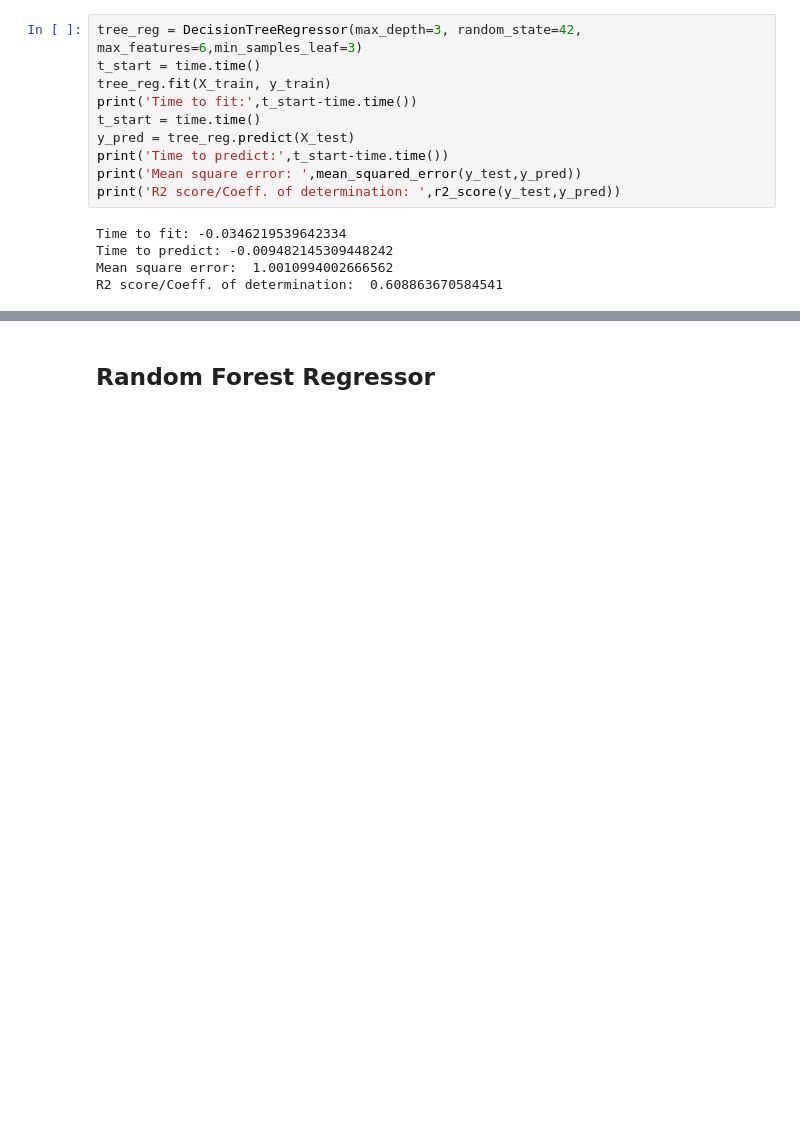
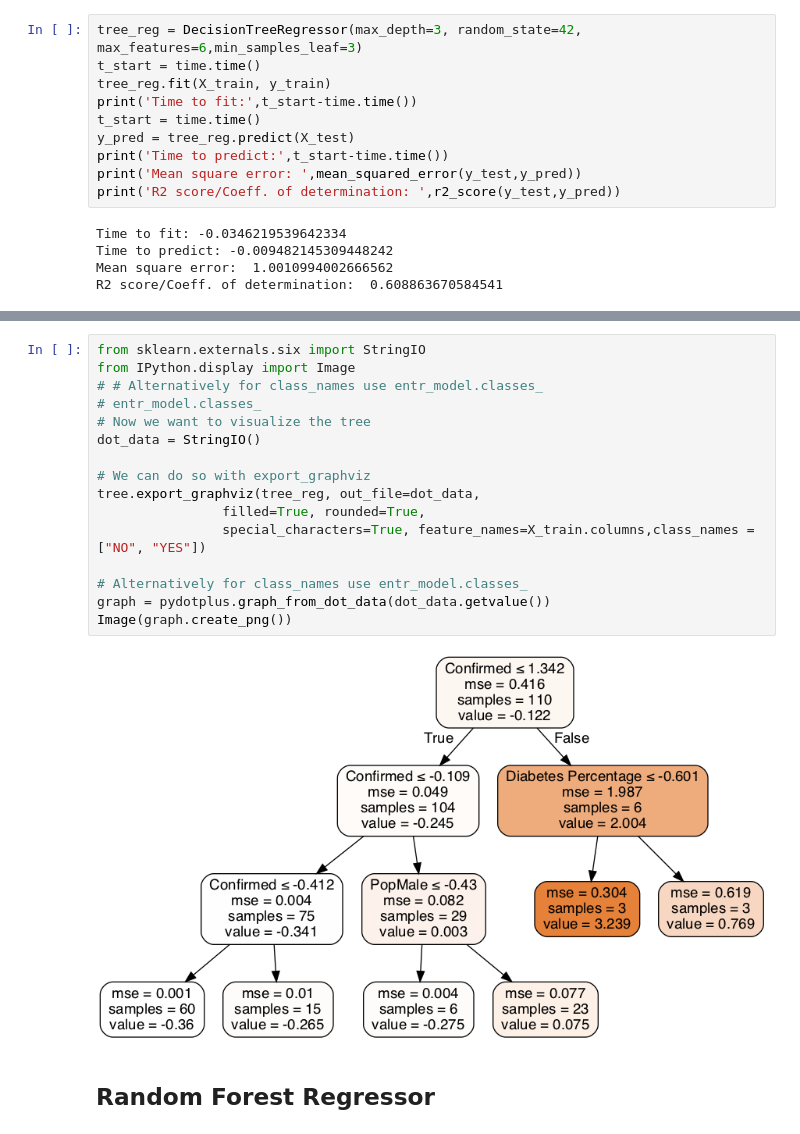
Before and after one commit to Lisalottel/Springboard, a Jupyter notebook: Capstone_02/notebooks/COVID-19_04-Modeling_Deaths.ipynb, the cells around one changed output, grey strips where cells are left out. Cells and saved outputs as stored; diff of their text form; blank space fills up the shorter version.

```diff
--- a/Capstone_02/notebooks/COVID-19_04-Modeling_Deaths.ipynb
+++ b/Capstone_02/notebooks/COVID-19_04-Modeling_Deaths.ipynb
@@ -138,3 +207,21 @@ R2 score/Coeff. of determination:  0.608863670584541
+# %%
+from sklearn.externals.six import StringIO
+from IPython.display import Image
+# # Alternatively for class_names use entr_model.classes_
+# entr_model.classes_
+# Now we want to visualize the tree
+dot_data = StringIO()
+
+# We can do so with export_graphviz
+tree.export_graphviz(tree_reg, out_file=dot_data,
+                filled=True, rounded=True,
+                special_characters=True, feature_names=X_train.columns,class_names = ["NO", "YES"])
+
+# Alternatively for class_names use entr_model.classes_
+graph = pydotplus.graph_from_dot_data(dot_data.getvalue())
+Image(graph.create_png())
+# %% [output]
+[figure, added]
 # %% [markdown]
 ## Random Forest Regressor
 # %%
```
Also changed, not shown: parts of 14 cells of this notebook.
